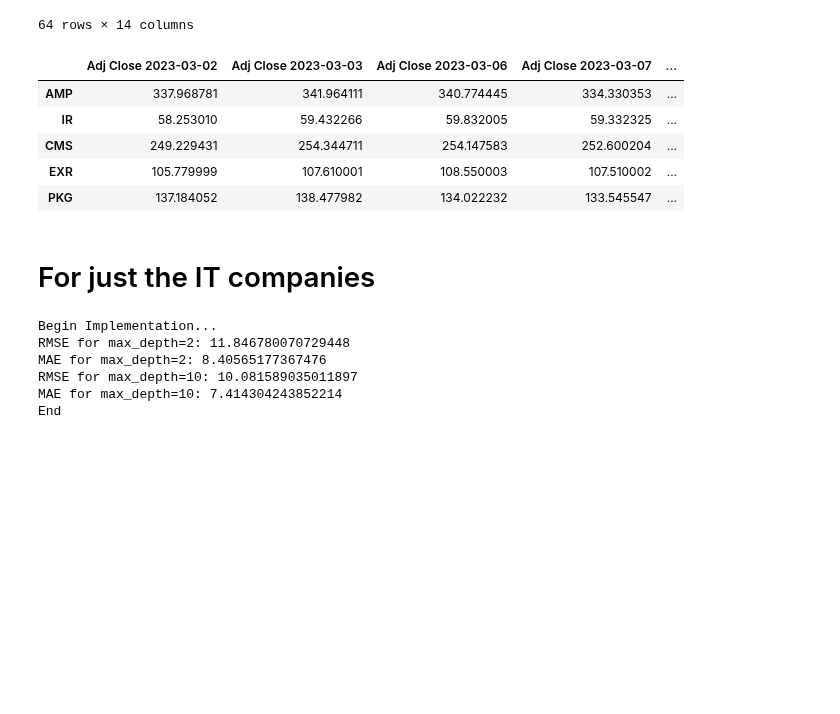
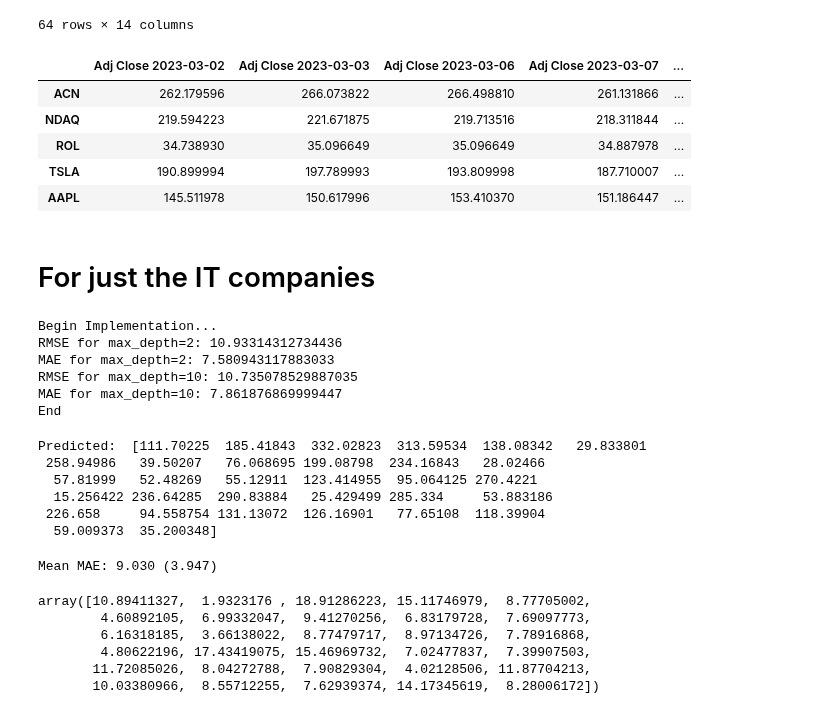
Before and after one commit to ktongk/BTT-JPMC-1, a Jupyter notebook: Anna/pricepred.ipynb, the cells around one changed output. Saved outputs shown, nothing was run; the diff lists cells and outputs as text; code cells hidden in the pictures; blank space fills up the shorter version.

```diff
--- a/Anna/pricepred.ipynb
+++ b/Anna/pricepred.ipynb
@@ -251,15 +251,15 @@ it = it.drop(columns="Industry", axis = 1)
 y_it = it['Adj Close 2023-03-20']
 X_it = it.drop(columns = 'Adj Close 2023-03-20', axis=1)
 # %%
-X_train2, X_test2, y_train2, y_test2 = train_test_split(X_it, y_it, test_size=0.33, random_state=1234)
+X_train2, X_test2, y_train2, y_test2 = train_test_split(X_it, y_it, test_size=0.5, random_state=1234)
 X_train2.head()
 # %% [output]
 |  | Adj Close 2023-03-02 | Adj Close 2023-03-03 | Adj Close 2023-03-06 | Adj Close 2023-03-07 | ... |
-| AMP | 337.968781 | 341.964111 | 340.774445 | 334.330353 | ... |
-| IR | 58.253010 | 59.432266 | 59.832005 | 59.332325 | ... |
-| CMS | 249.229431 | 254.344711 | 254.147583 | 252.600204 | ... |
-| EXR | 105.779999 | 107.610001 | 108.550003 | 107.510002 | ... |
-| PKG | 137.184052 | 138.477982 | 134.022232 | 133.545547 | ... |
+| ACN | 262.179596 | 266.073822 | 266.498810 | 261.131866 | ... |
+| NDAQ | 219.594223 | 221.671875 | 219.713516 | 218.311844 | ... |
+| ROL | 34.738930 | 35.096649 | 35.096649 | 34.887978 | ... |
+| TSLA | 190.899994 | 197.789993 | 193.809998 | 187.710007 | ... |
+| AAPL | 145.511978 | 150.617996 | 153.410370 | 151.186447 | ... |
 # %% [markdown]
 # For just the IT companies
 # %%
@@ -297,9 +297,53 @@ print('End')
 # In this modified code, we use the predict method for regression to get the predictions for gbdt_2_model and gbdt_10_model. We then calculate the RMSE and MAE for both models and print the results.
 # %% [output]
 Begin Implementation...
-RMSE for max_depth=2: 11.846780070729448
-MAE for max_depth=2: 8.40565177367476
-RMSE for max_depth=10: 10.081589035011897
-MAE for max_depth=10: 7.414304243852214
+RMSE for max_depth=2: 10.93314312734436
+MAE for max_depth=2: 7.580943117883033
+RMSE for max_depth=10: 10.735078529887035
+MAE for max_depth=10: 7.861876869999447
 End
+# %%
+import xgboost
+from xgboost import XGBRegressor
+model2 = XGBRegressor()
+model2.fit(X_it,y_it)
+yhat2 = model2.predict(X_test2)
+# summarize prediction
+print('Predicted: ', yhat2)
+# %% [output]
+Predicted:  [111.70225  185.41843  332.02823  313.59534  138.08342   29.833801
+ 258.94986   39.50207   76.068695 199.08798  234.16843   28.02466
+  57.81999   52.48269   55.12911  123.414955  95.064125 270.4221
+  15.256422 236.64285  290.83884   25.429499 285.334     53.883186
+ 226.658     94.558754 131.13072  126.16901   77.65108  118.39904
+  59.009373  35.200348]
+# %%
+from sklearn.model_selection import cross_val_score
+from sklearn.model_selection import RepeatedKFold
+from numpy import absolute
+
+cv = RepeatedKFold(n_splits=10, n_repeats=3, random_state=1)
+# evaluate model
+scores2 = cross_val_score(model2, X_it, y_it, scoring='neg_mean_absolute_error', cv=cv, n_jobs=-1)
+scores2 = absolute(scores2)
+print('Mean MAE: %.3f (%.3f)' % (scores2.mean(), scores2.std()) )
+# %% [output]
+Mean MAE: 9.030 (3.947)
+# %%
+model2_hyper = XGBRegressor(n_estimators=10000, max_depth=25, eta=0.1, subsample=0.7, colsample_bytree=0.8)
+model2_hyper.fit(X_it,y_it)
+yhat2_hyper = model2.predict(X_test2)
+cv2 = RepeatedKFold(n_splits=10, n_repeats=3, random_state=1)
+# evaluate model
+scores2_hyper = cross_val_score(model2, X_it, y_it, scoring='neg_mean_absolute_error', cv=cv, n_jobs=-1)
+scores2_hyper = absolute(scores2)
+scores2_hyper
+#print('Mean MAE: %.3f (%.3f)' % (scores2_hyper.mean(), scores2_hyper.std()) )
+# %% [output]
+array([10.89411327,  1.9323176 , 18.91286223, 15.11746979,  8.77705002,
+        4.60892105,  6.99332047,  9.41270256,  6.83179728,  7.69097773,
+        6.16318185,  3.66138022,  8.77479717,  8.97134726,  7.78916868,
+        4.80622196, 17.43419075, 15.46969732,  7.02477837,  7.39907503,
+       11.72085026,  8.04272788,  7.90829304,  4.02128506, 11.87704213,
+       10.03380966,  8.55712255,  7.62939374, 14.17345619,  8.28006172])
 # %% [markdown]
```
Also changed, not shown: parts of 11 cells of this notebook.
